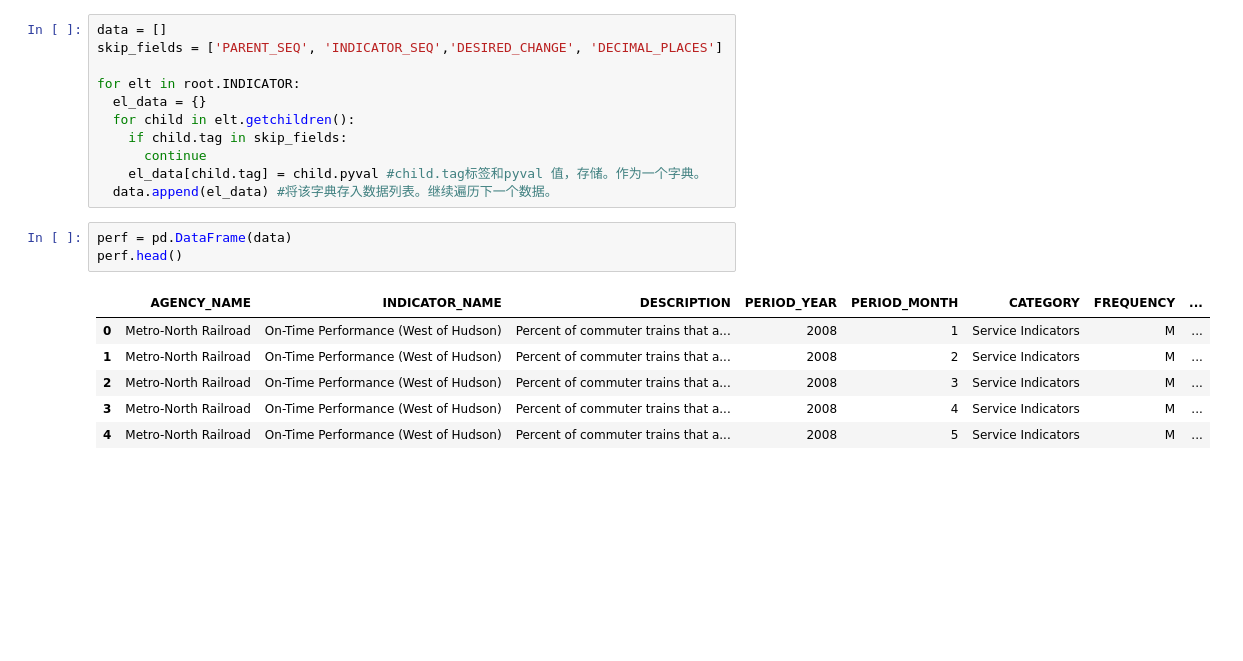
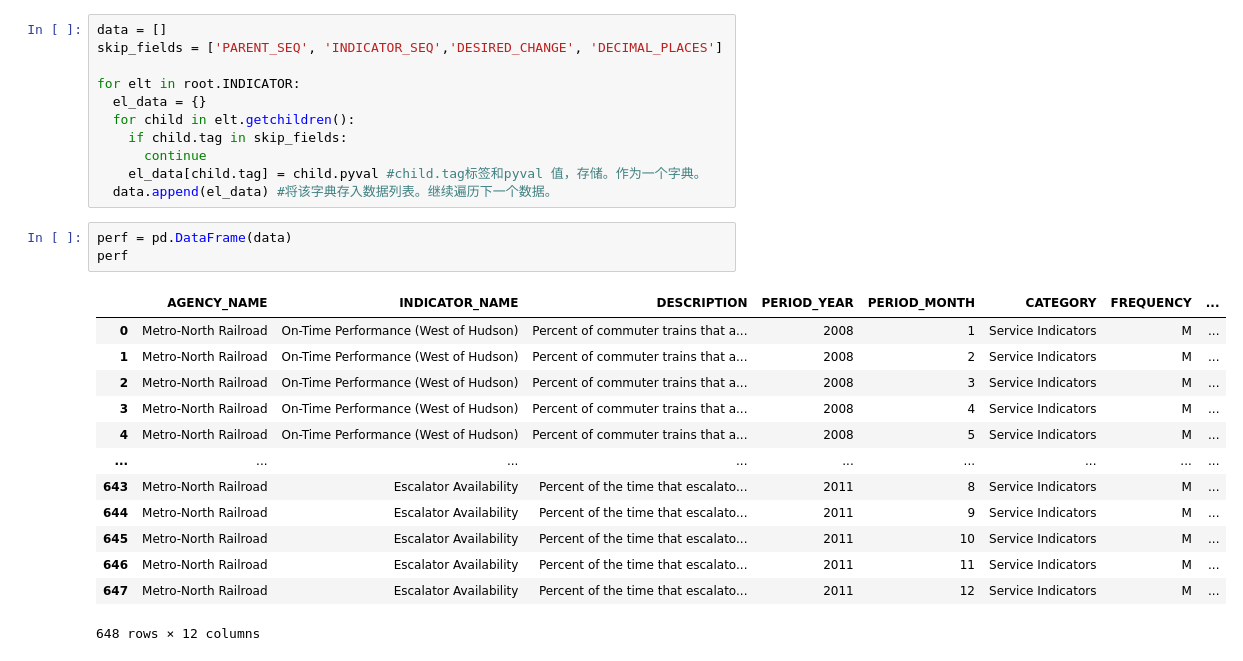
Before and after one commit to HuCui2022/data_python_analysis, a Jupyter notebook: pandas002.ipynb, the cells around one changed output. Cells and saved outputs as stored; diff of their text form; blank space fills up the shorter version.

```diff
--- a/pandas002.ipynb
+++ b/pandas002.ipynb
@@ -679,11 +679,18 @@ for elt in root.INDICATOR:
   data.append(el_data) #将该字典存入数据列表。继续遍历下一个数据。
 # %%
 perf = pd.DataFrame(data)
-perf.head()
+perf
 # %% [output]
 |  | AGENCY_NAME | INDICATOR_NAME | DESCRIPTION | PERIOD_YEAR | PERIOD_MONTH | CATEGORY | FREQUENCY | ... |
 | 0 | Metro-North Railroad | On-Time Performance (West of Hudson) | Percent of commuter trains that a... | 2008 | 1 | Service Indicators | M | ... |
 | 1 | Metro-North Railroad | On-Time Performance (West of Hudson) | Percent of commuter trains that a... | 2008 | 2 | Service Indicators | M | ... |
 | 2 | Metro-North Railroad | On-Time Performance (West of Hudson) | Percent of commuter trains that a... | 2008 | 3 | Service Indicators | M | ... |
 | 3 | Metro-North Railroad | On-Time Performance (West of Hudson) | Percent of commuter trains that a... | 2008 | 4 | Service Indicators | M | ... |
 | 4 | Metro-North Railroad | On-Time Performance (West of Hudson) | Percent of commuter trains that a... | 2008 | 5 | Service Indicators | M | ... |
+| ... | ... | ... | ... | ... | ... | ... | ... | ... |
+| 643 | Metro-North Railroad | Escalator Availability | Percent of the time that escalato... | 2011 | 8 | Service Indicators | M | ... |
+| 644 | Metro-North Railroad | Escalator Availability | Percent of the time that escalato... | 2011 | 9 | Service Indicators | M | ... |
+| 645 | Metro-North Railroad | Escalator Availability | Percent of the time that escalato... | 2011 | 10 | Service Indicators | M | ... |
+| 646 | Metro-North Railroad | Escalator Availability | Percent of the time that escalato... | 2011 | 11 | Service Indicators | M | ... |
+| 647 | Metro-North Railroad | Escalator Availability | Percent of the time that escalato... | 2011 | 12 | Service Indicators | M | ... |
+648 rows × 12 columns
```
Also changed, not shown: parts of 38 cells of this notebook.
